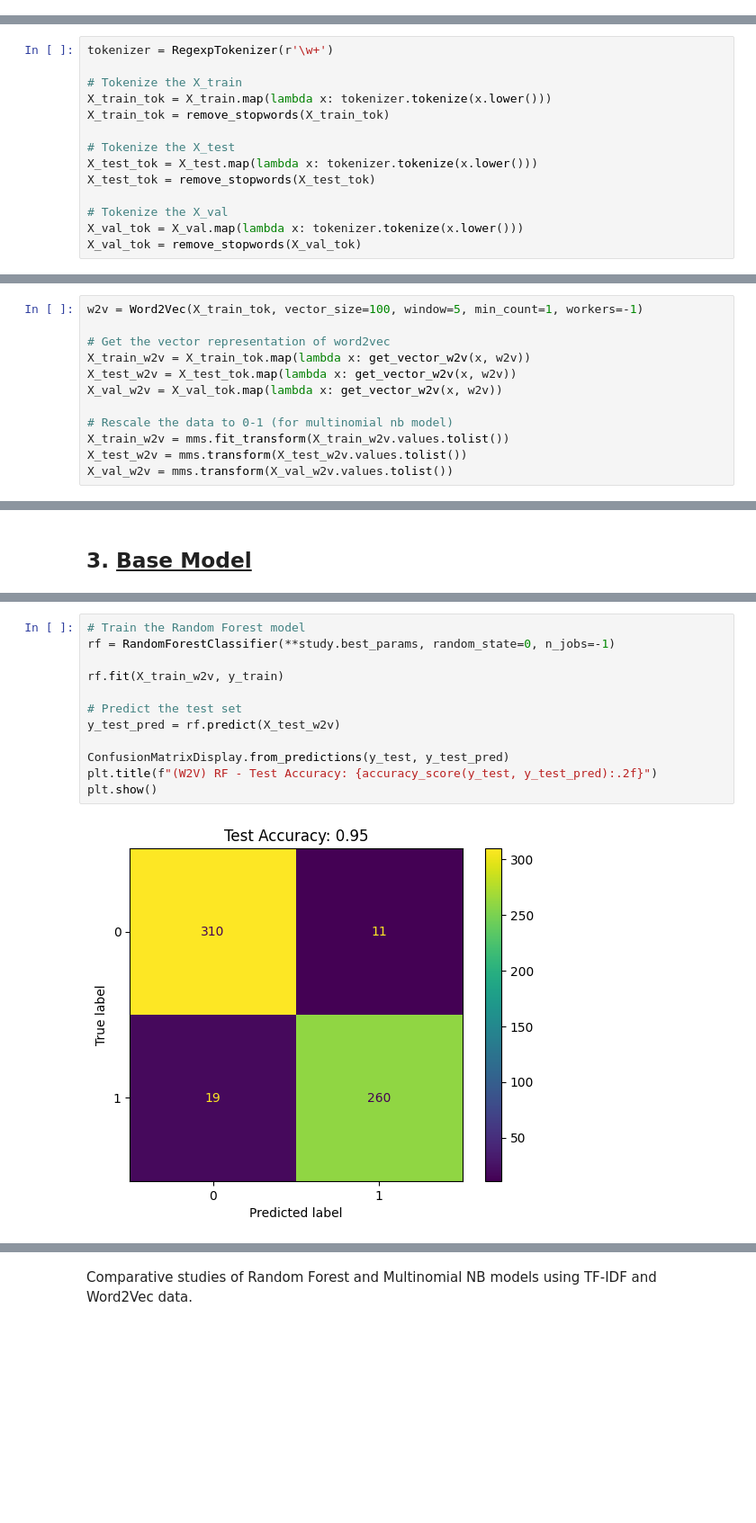
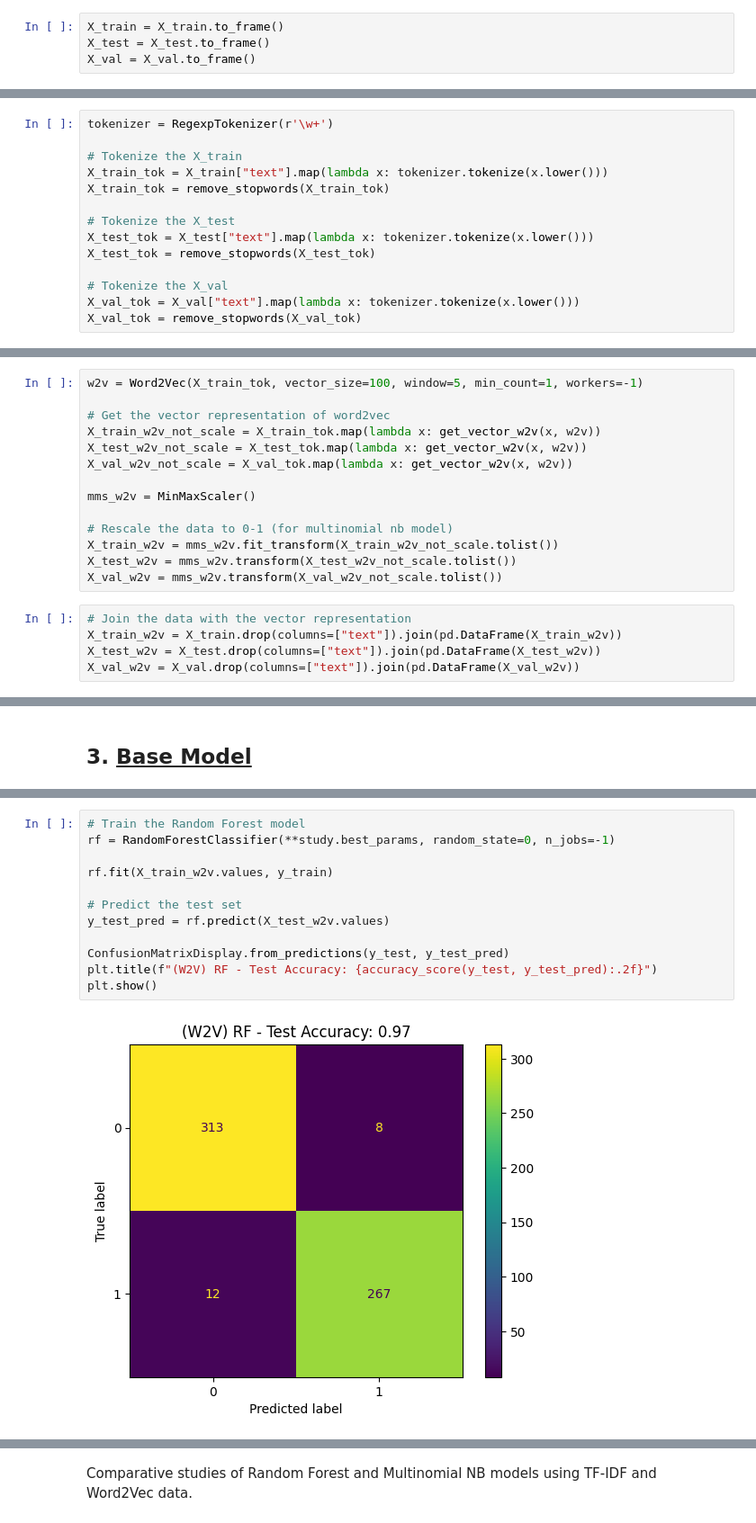
Before and after one commit to B-Manitas/NLP-AI-Human, a Jupyter notebook: main.ipynb, the cells around one changed output, grey strips where cells are left out. Shown at 90% size. Saved outputs shown, nothing was run; the diff lists cells and outputs as text; blank space fills up the shorter version.

```diff
--- a/main.ipynb
+++ b/main.ipynb
@@ -88,3 +91,7 @@ def remove_stopwords(tokens_list):
     return pd.Series(filtered_tokens)
 # %% [markdown]
 ## 1. **<ins>Preprocessing</ins>**
+# %%
+X_train = X_train.to_frame()
+X_test = X_test.to_frame()
+X_val = X_val.to_frame()
@@ -94,15 +123,15 @@ def remove_stopwords(tokens_list):
 tokenizer = RegexpTokenizer(r'\w+')
 
 # Tokenize the X_train
-X_train_tok = X_train.map(lambda x: tokenizer.tokenize(x.lower()))
+X_train_tok = X_train["text"].map(lambda x: tokenizer.tokenize(x.lower()))
 X_train_tok = remove_stopwords(X_train_tok)
 
 # Tokenize the X_test
-X_test_tok = X_test.map(lambda x: tokenizer.tokenize(x.lower()))
+X_test_tok = X_test["text"].map(lambda x: tokenizer.tokenize(x.lower()))
 X_test_tok = remove_stopwords(X_test_tok)
 
 # Tokenize the X_val
-X_val_tok = X_val.map(lambda x: tokenizer.tokenize(x.lower()))
+X_val_tok = X_val["text"].map(lambda x: tokenizer.tokenize(x.lower()))
 X_val_tok = remove_stopwords(X_val_tok)
 # %%
 # Clean data
@@ -149,14 +184,21 @@ array(['albeit', 'alcohol', 'alcoholic', 'aledged', 'alenhon', 'alergic',
 w2v = Word2Vec(X_train_tok, vector_size=100, window=5, min_count=1, workers=-1)
 
 # Get the vector representation of word2vec
-X_train_w2v = X_train_tok.map(lambda x: get_vector_w2v(x, w2v))
-X_test_w2v = X_test_tok.map(lambda x: get_vector_w2v(x, w2v))
-X_val_w2v = X_val_tok.map(lambda x: get_vector_w2v(x, w2v))
+X_train_w2v_not_scale = X_train_tok.map(lambda x: get_vector_w2v(x, w2v))
+X_test_w2v_not_scale = X_test_tok.map(lambda x: get_vector_w2v(x, w2v))
+X_val_w2v_not_scale = X_val_tok.map(lambda x: get_vector_w2v(x, w2v))
+
+mms_w2v = MinMaxScaler()
 
 # Rescale the data to 0-1 (for multinomial nb model)
-X_train_w2v = mms.fit_transform(X_train_w2v.values.tolist())
-X_test_w2v = mms.transform(X_test_w2v.values.tolist())
-X_val_w2v = mms.transform(X_val_w2v.values.tolist())
+X_train_w2v = mms_w2v.fit_transform(X_train_w2v_not_scale.tolist())
+X_test_w2v = mms_w2v.transform(X_test_w2v_not_scale.tolist())
+X_val_w2v = mms_w2v.transform(X_val_w2v_not_scale.tolist())
+# %%
+# Join the data with the vector representation
+X_train_w2v = X_train.drop(columns=["text"]).join(pd.DataFrame(X_train_w2v))
+X_test_w2v = X_test.drop(columns=["text"]).join(pd.DataFrame(X_test_w2v))
+X_val_w2v = X_val.drop(columns=["text"]).join(pd.DataFrame(X_val_w2v))
 # %% [markdown]
 ## 2. **<ins>Data Visualization</ins>**
 # %%
@@ -323,15 +434,15 @@ print(study.best_params, study.best_value)
 # %%
 # Train the Random Forest model
 rf = RandomForestClassifier(**study.best_params, random_state=0, n_jobs=-1)
 
-rf.fit(X_train_w2v, y_train)
+rf.fit(X_train_w2v.values, y_train)
 
 # Predict the test set
-y_test_pred = rf.predict(X_test_w2v)
+y_test_pred = rf.predict(X_test_w2v.values)
 
 ConfusionMatrixDisplay.from_predictions(y_test, y_test_pred)
 plt.title(f"(W2V) RF - Test Accuracy: {accuracy_score(y_test, y_test_pred):.2f}")
 plt.show()
 # %% [output]
-[figure, old version]
+[figure, new version]
 # %% [markdown]
```
Also changed, not shown: parts of 35 cells of this notebook.
